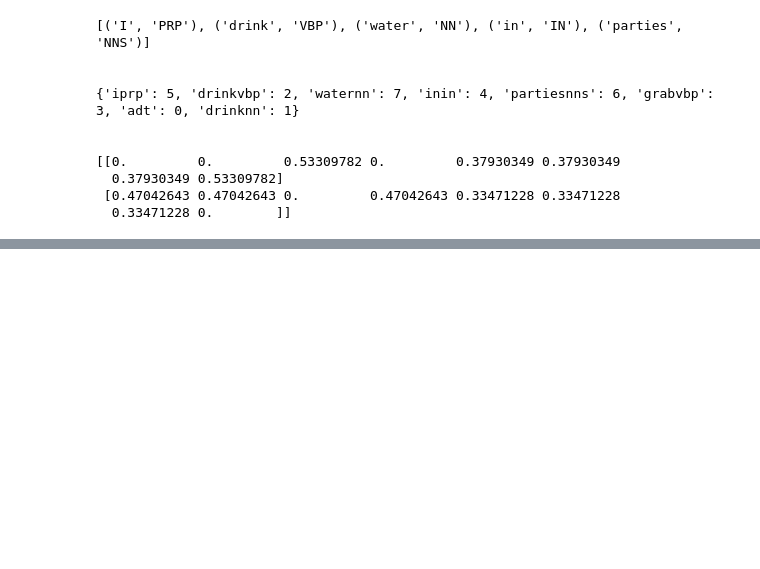
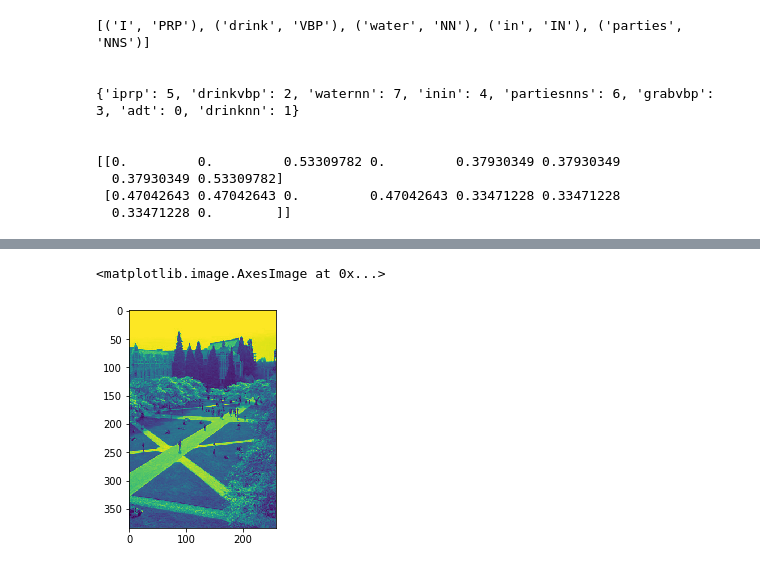
Before and after one commit to AnoVando/MSIS, a Jupyter notebook: MSIS521_In_Class_Lab_2-15-2020.ipynb, the cells around one changed output, grey strips where cells are left out. Cells and saved outputs as stored; diff of their text form; code cells hidden in the pictures; blank space fills up the shorter version.

```diff
--- a/MSIS521_In_Class_Lab_2-15-2020.ipynb
+++ b/MSIS521_In_Class_Lab_2-15-2020.ipynb
@@ -200,0 +216,6 @@ print(POS_v3.toarray())
+# %%
+im_grey_m = array(im.convert('L'))
+imshow(im_grey_m)
+# %% [output]
+<matplotlib.image.AxesImage at 0x...>
+[figure, added]
```
Also changed, not shown: parts of 11 cells of this notebook.
